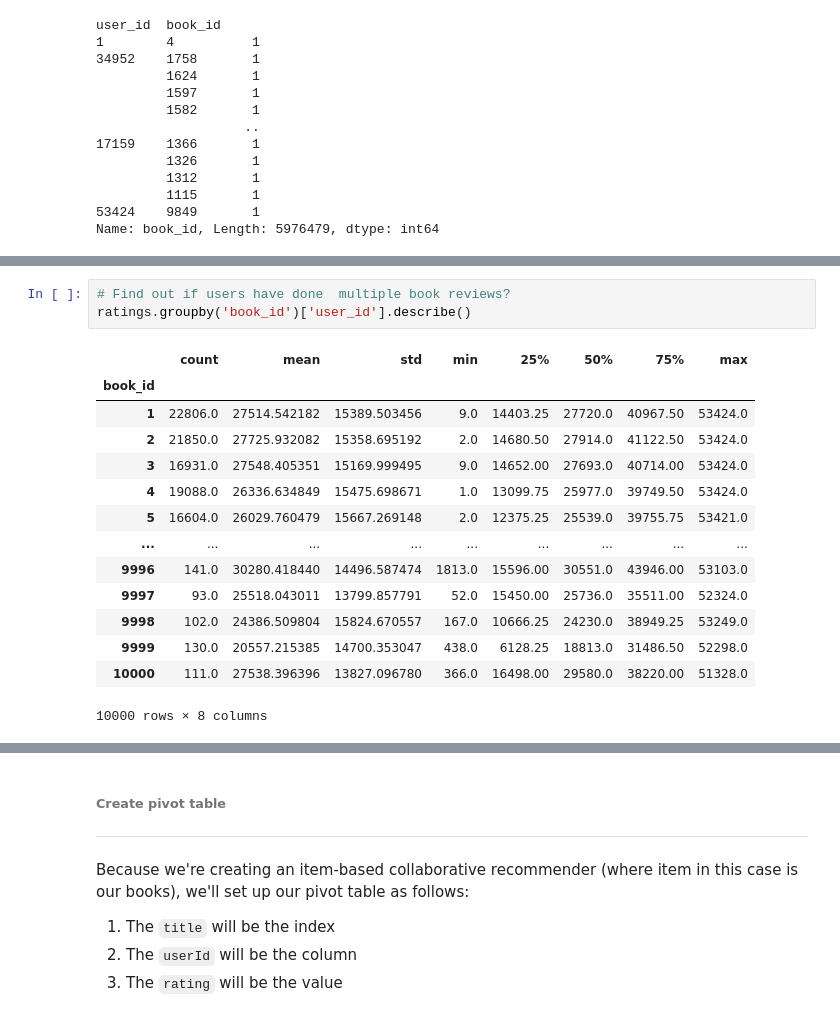
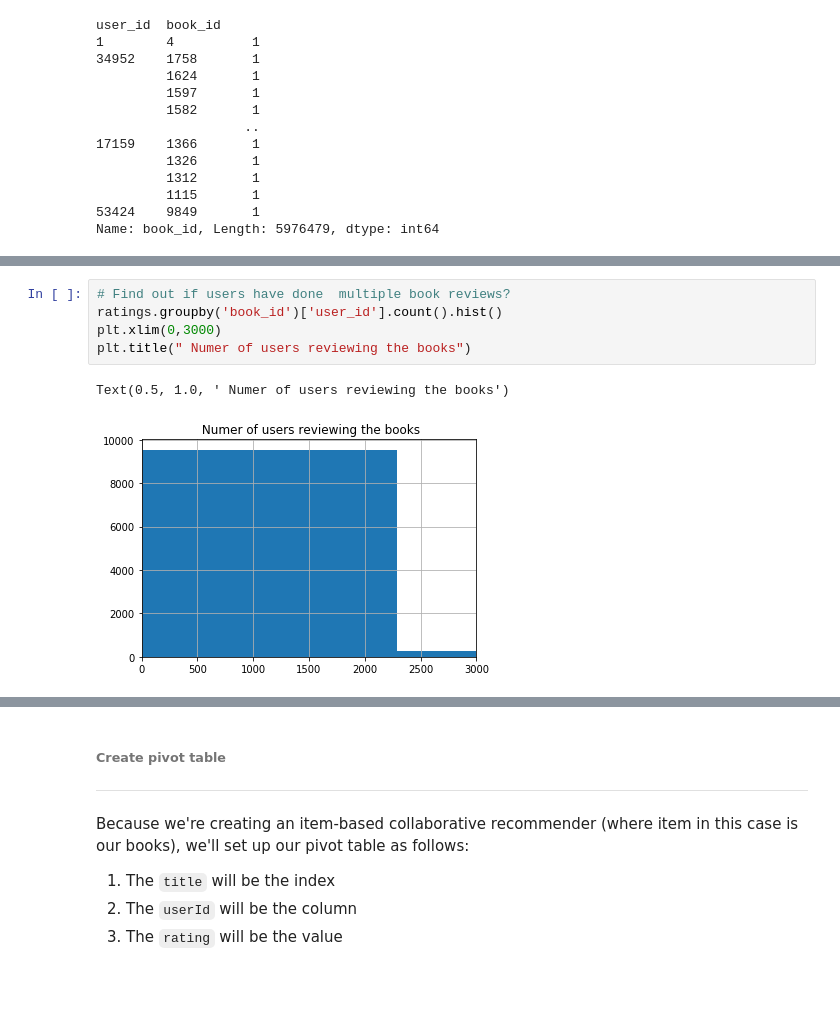
Before and after one commit to meghazavar/goodreads_book_recommender, a Jupyter notebook: code/CollaborativeItemBasedRecommender.ipynb, the cells around one changed output, grey strips where cells are left out. Drawn from its saved outputs; the diff is of its cells as text; blank space fills up the shorter version.

```diff
--- a/code/CollaborativeItemBasedRecommender.ipynb
+++ b/code/CollaborativeItemBasedRecommender.ipynb
@@ -69,21 +88,11 @@ Name: book_id, Length: 5976479, dtype: int64
 # %%
 # Find out if users have done  multiple book reviews?
-ratings.groupby('book_id')['user_id'].describe()
+ratings.groupby('book_id')['user_id'].count().hist()
+plt.xlim(0,3000)
+plt.title(" Numer of users reviewing the books")
 # %% [output]
-|  | count | mean | std | min | 25% | 50% | 75% | max |
-| book_id |  |  |  |  |  |  |  |  |
-| 1 | 22806.0 | 27514.542182 | 15389.503456 | 9.0 | 14403.25 | 27720.0 | 40967.50 | 53424.0 |
-| 2 | 21850.0 | 27725.932082 | 15358.695192 | 2.0 | 14680.50 | 27914.0 | 41122.50 | 53424.0 |
-| 3 | 16931.0 | 27548.405351 | 15169.999495 | 9.0 | 14652.00 | 27693.0 | 40714.00 | 53424.0 |
-| 4 | 19088.0 | 26336.634849 | 15475.698671 | 1.0 | 13099.75 | 25977.0 | 39749.50 | 53424.0 |
-| 5 | 16604.0 | 26029.760479 | 15667.269148 | 2.0 | 12375.25 | 25539.0 | 39755.75 | 53421.0 |
-| ... | ... | ... | ... | ... | ... | ... | ... | ... |
-| 9996 | 141.0 | 30280.418440 | 14496.587474 | 1813.0 | 15596.00 | 30551.0 | 43946.00 | 53103.0 |
-| 9997 | 93.0 | 25518.043011 | 13799.857791 | 52.0 | 15450.00 | 25736.0 | 35511.00 | 52324.0 |
-| 9998 | 102.0 | 24386.509804 | 15824.670557 | 167.0 | 10666.25 | 24230.0 | 38949.25 | 53249.0 |
-| 9999 | 130.0 | 20557.215385 | 14700.353047 | 438.0 | 6128.25 | 18813.0 | 31486.50 | 52298.0 |
-| 10000 | 111.0 | 27538.396396 | 13827.096780 | 366.0 | 16498.00 | 29580.0 | 38220.00 | 51328.0 |
-10000 rows × 8 columns
+Text(0.5, 1.0, ' Numer of users reviewing the books')
+[figure, added]
 # %%
 # Are there any books that we don't have ratings for?
 print(f" Difference in books in ratings and books dataset {len(set(books['book_id']) - set(ratings['book_id']))}.")
```
Also changed, not shown: parts of 9 cells of this notebook, 7 other files.
